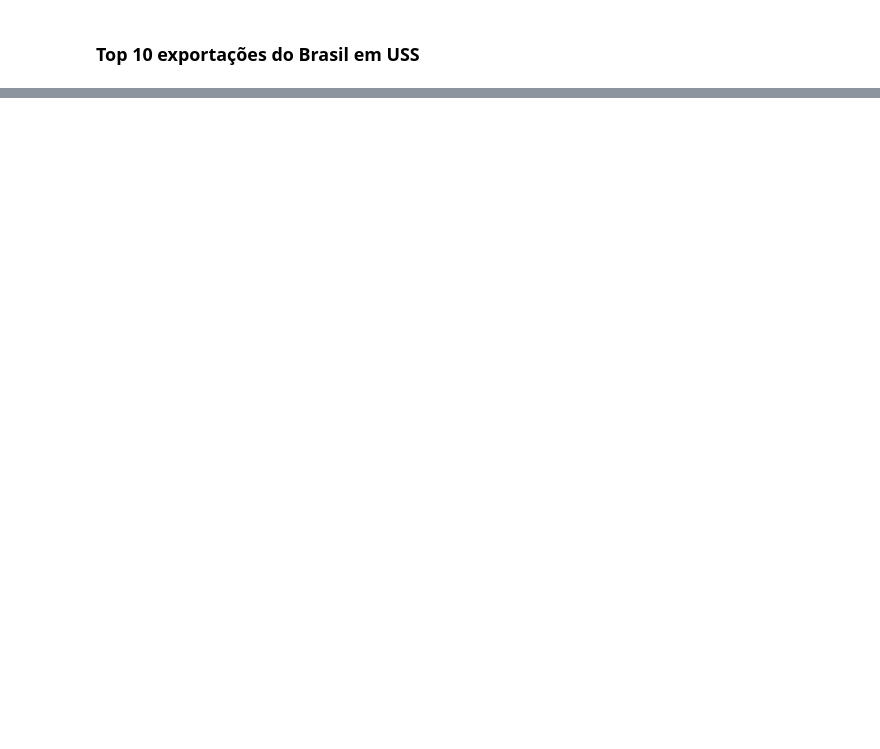
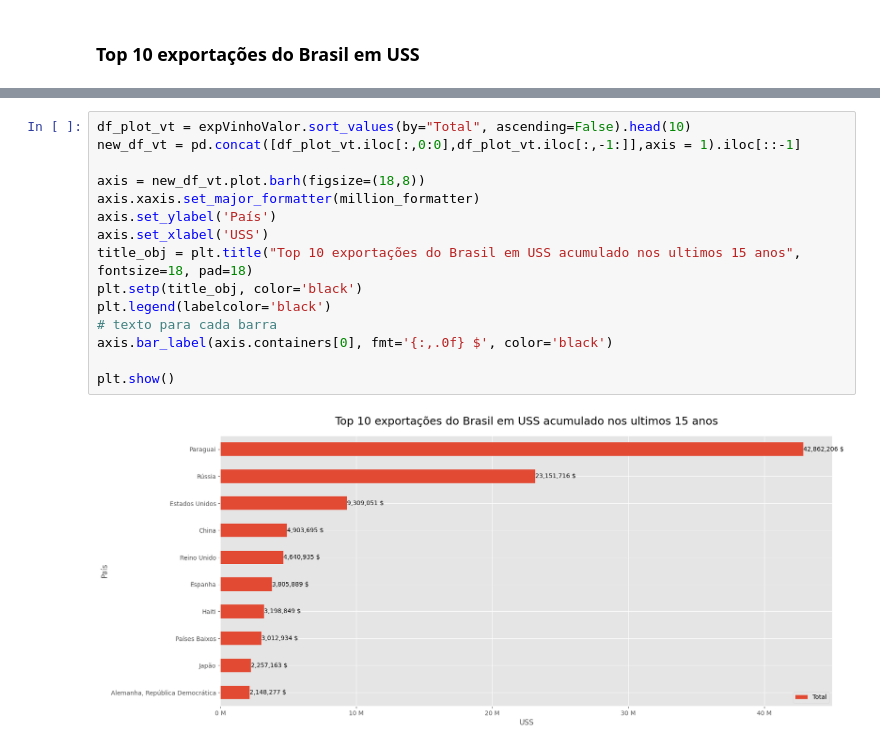
Before and after one commit to felipefreitasffs/wineAnalysis, a Jupyter notebook: src/wine.ipynb, the cells around one changed output, grey strips where cells are left out. Drawn from its saved outputs; the diff is of its cells as text; blank space fills up the shorter version.

```diff
--- a/src/wine.ipynb
+++ b/src/wine.ipynb
@@ -77,0 +105,17 @@ plt.show()
+# %%
+df_plot_vt = expVinhoValor.sort_values(by="Total", ascending=False).head(10)
+new_df_vt = pd.concat([df_plot_vt.iloc[:,0:0],df_plot_vt.iloc[:,-1:]],axis = 1).iloc[::-1]
+
+axis = new_df_vt.plot.barh(figsize=(18,8))
+axis.xaxis.set_major_formatter(million_formatter)
+axis.set_ylabel('País')
+axis.set_xlabel('USS')
+title_obj = plt.title("Top 10 exportações do Brasil em USS acumulado nos ultimos 15 anos", fontsize=18, pad=18)
+plt.setp(title_obj, color='black')
+plt.legend(labelcolor='black')
+# texto para cada barra
+axis.bar_label(axis.containers[0], fmt='{:,.0f} $', color='black')
+
+plt.show()
+# %% [output]
+[figure, added]
```
Also changed, not shown: parts of 7 cells of this notebook, 17 other files.
